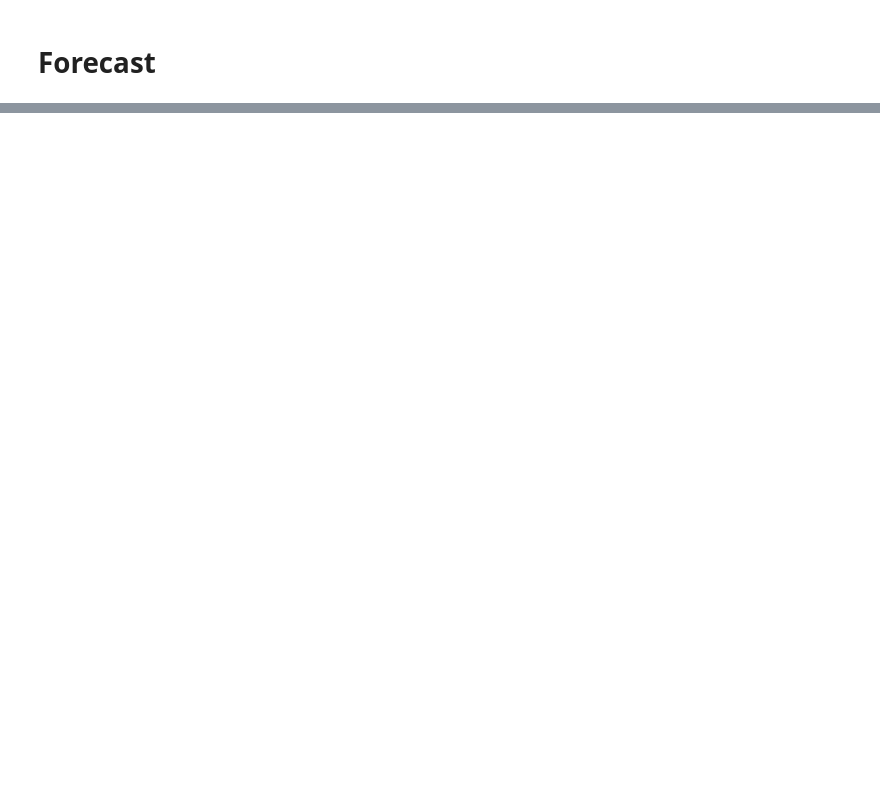
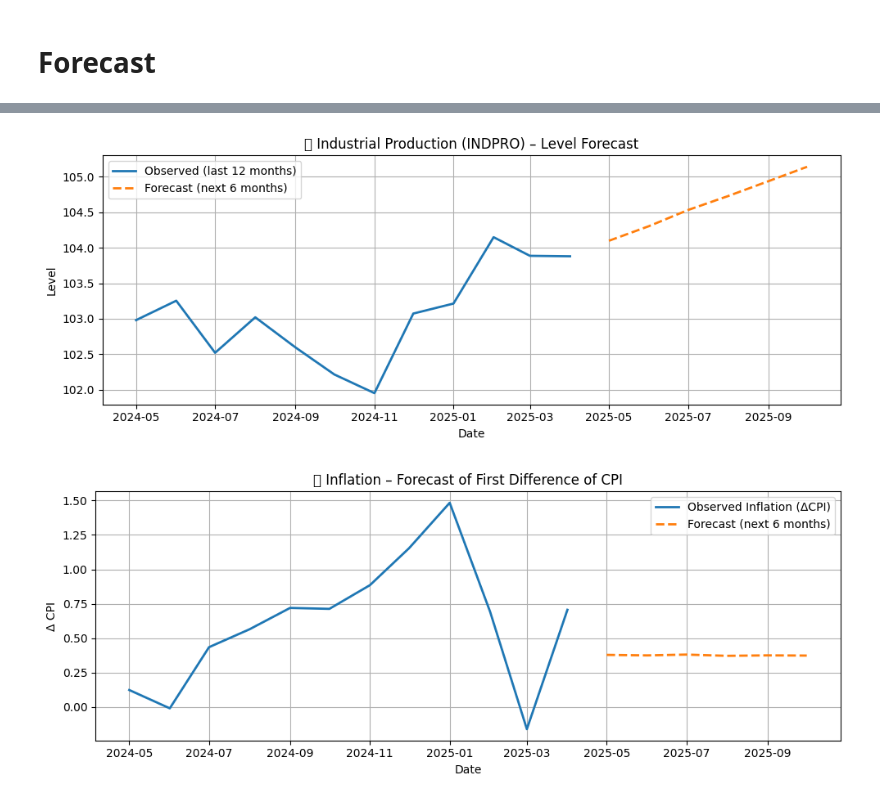
Before and after one commit to J0s3l0r1a/Final_ass., a Jupyter notebook: notebook-in-py.ipynb, the cells around one changed output, grey strips where cells are left out. Saved outputs shown, nothing was run; the diff lists cells and outputs as text; code cells hidden in the pictures; blank space fills up the shorter version.

```diff
--- a/notebook-in-py.ipynb
+++ b/notebook-in-py.ipynb
@@ -315,0 +587,46 @@ TypeError: 'NoneType' object is not subscriptable
+# %%
+forecast_6m = forecast_next_6_months(df, completed_df, F)
+# %%
+def plot_extended_forecast_last12_and_forecast6(df_raw, forecast_df):
+    # Pulizia e parsing delle date
+    df_clean = df_raw.copy()
+    df_clean = df_clean[df_clean['sasdate'].str.len() >= 7]
+    df_clean['sasdate'] = pd.to_datetime(df_clean['sasdate'], errors='coerce')
+    df_clean = df_clean.dropna(subset=['sasdate'])
+    df_clean = df_clean.sort_values('sasdate')
+
+    # --- Plot INDPRO ---
+    indpro = df_clean[['sasdate', 'INDPRO']].dropna()
+    indpro_recent = indpro.iloc[-12:]  # ultimi 12 mesi
+
+    plt.figure(figsize=(10, 4))
+    plt.plot(indpro_recent['sasdate'], indpro_recent['INDPRO'], label='Observed (last 12 months)', linewidth=2)
+    plt.plot(forecast_df['sasdate'], forecast_df['forecast_level_indpro'], label='Forecast (next 6 months)', linestyle='--', linewidth=2)
+    plt.title("📈 Industrial Production (INDPRO) – Level Forecast")
+    plt.xlabel("Date")
+    plt.ylabel("Level")
+    plt.legend()
+    plt.grid(True)
+    plt.tight_layout()
+    plt.show()
+
+    # --- Plot CPI ---
+    cpi = df_clean[['sasdate', 'CPIAUCSL']].dropna()
+    cpi['CPI_diff'] = cpi['CPIAUCSL'].diff()
+    cpi_recent = cpi.dropna().iloc[-12:]  # ultimi 12 mesi con diff
+
+    plt.figure(figsize=(10, 4))
+    plt.plot(cpi_recent['sasdate'], cpi_recent['CPI_diff'], label='Observed Inflation (ΔCPI)', linewidth=2)
+    plt.plot(forecast_df['sasdate'], forecast_df['forecast_diff_cpi'], label='Forecast (next 6 months)', linestyle='--', linewidth=2)
+    plt.title("📉 Inflation – Forecast of First Difference of CPI")
+    plt.xlabel("Date")
+    plt.ylabel("Δ CPI")
+    plt.legend()
+    plt.grid(True)
+    plt.tight_layout()
+    plt.show()
+# %%
+plot_extended_forecast_last12_and_forecast6(df, forecast_6m)
+# %% [output]
+[figure, added]
+[figure, added]
```
Also changed, not shown: parts of 20 cells of this notebook.
